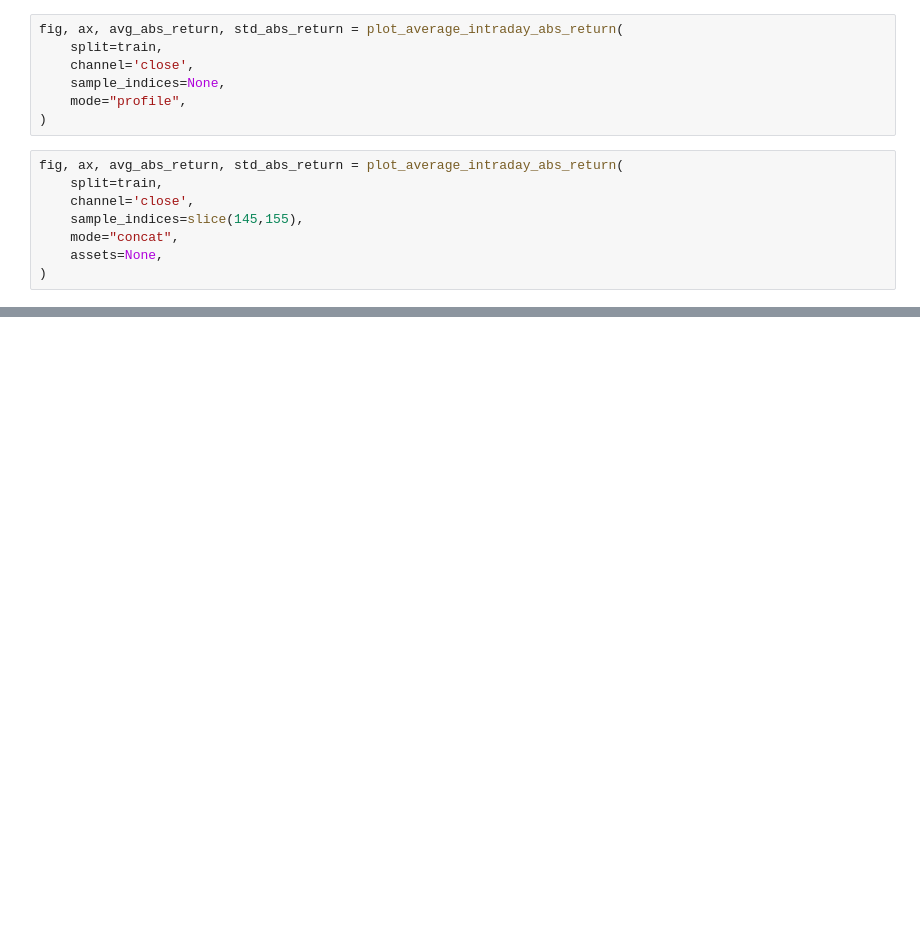
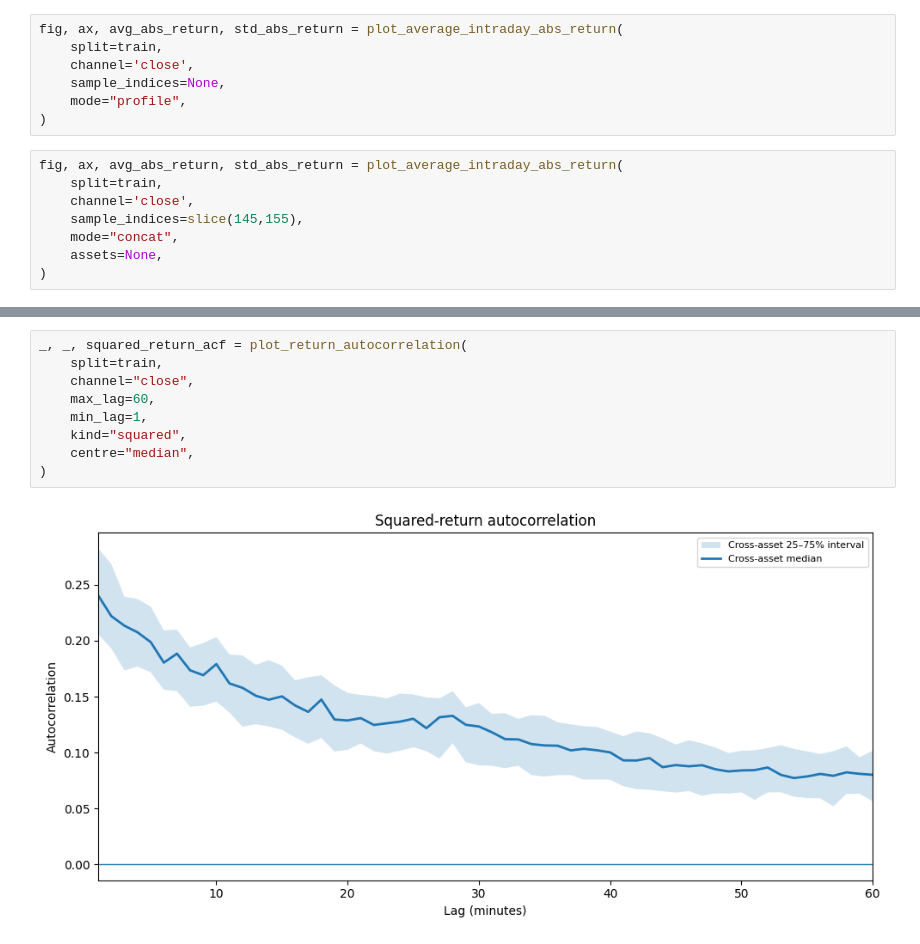
Before and after one commit to VishR-94/dynamic_graphs_thesis, a Jupyter notebook: notebooks/01_plot_candle_data.ipynb, the cells around one changed output, grey strips where cells are left out. Drawn from its saved outputs; the diff is of its cells as text; blank space fills up the shorter version.

```diff
--- a/notebooks/01_plot_candle_data.ipynb
+++ b/notebooks/01_plot_candle_data.ipynb
@@ -210,0 +310,11 @@ fig, ax, avg_abs_return, std_abs_return = plot_average_intraday_abs_return(
+# %%
+_, _, squared_return_acf = plot_return_autocorrelation(
+    split=train,
+    channel="close",
+    max_lag=60,
+    min_lag=1,
+    kind="squared",
+    centre="median",
+)
+# %% [output]
+[figure, added]
```
Also changed, not shown: parts of 10 cells of this notebook, 5 other files.
